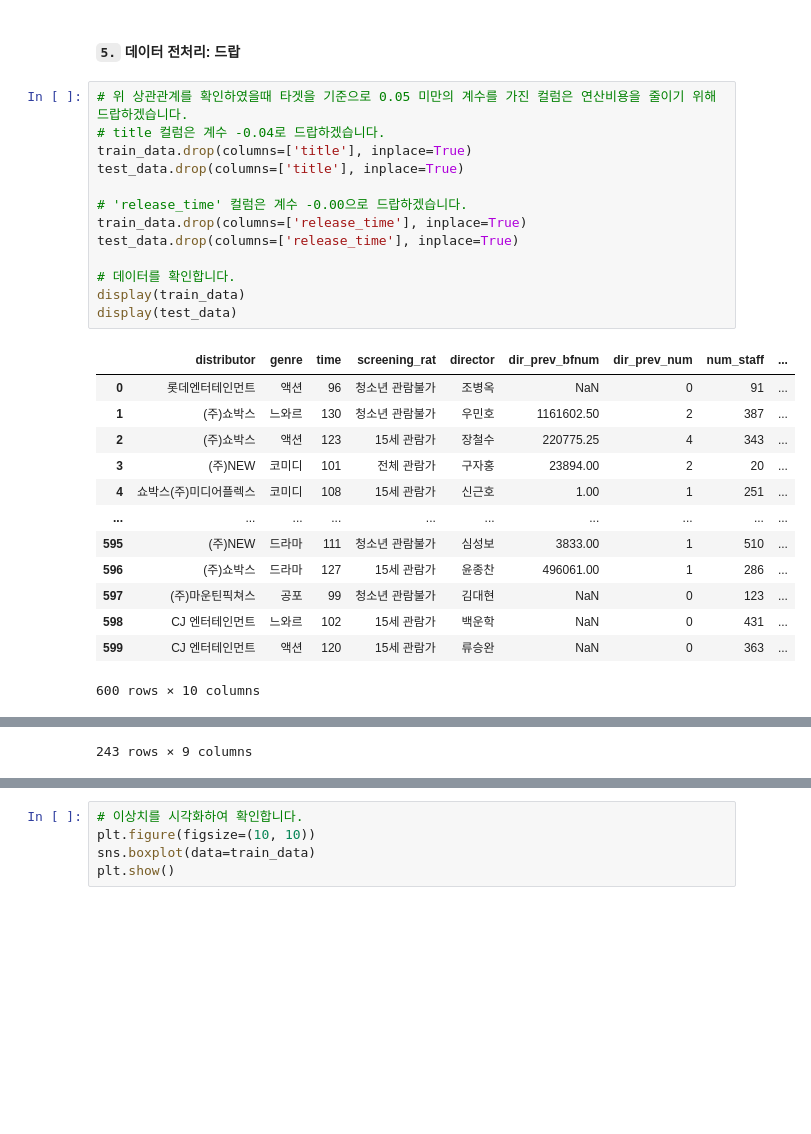
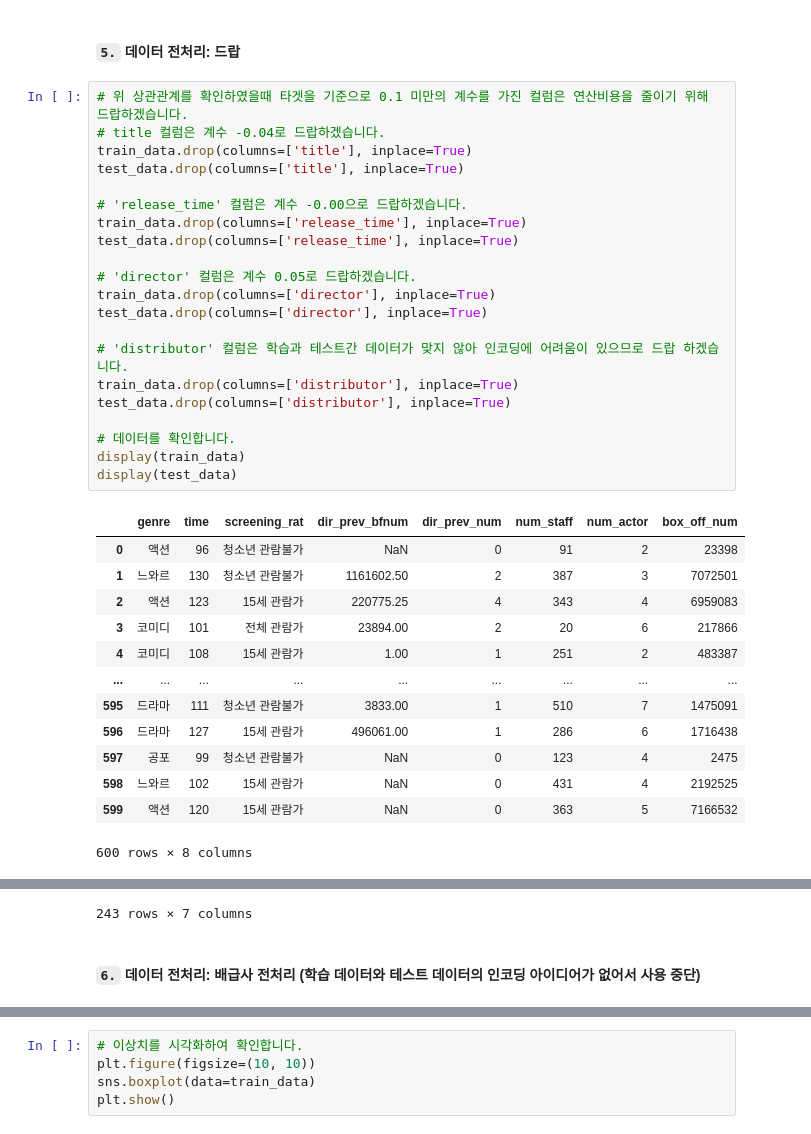
Before and after one commit to P-jinwan/Dacon, a Jupyter notebook: Development of a model for predicting the number of movie audiences/Untitled.ipynb, the cells around one changed output, grey strips where cells are left out. Saved outputs shown, nothing was run; the diff lists cells and outputs as text; blank space fills up the shorter version.

```diff
--- a/Development of a model for predicting the number of movie audiences/Untitled.ipynb
+++ b/Development of a model for predicting the number of movie audiences/Untitled.ipynb
@@ -162,29 +166,37 @@ plt.show()
 # %% [markdown]
 #### `5.` 데이터 전처리: 드랍
 # %%
-# 위 상관관계를 확인하였을때 타겟을 기준으로 0.05 미만의 계수를 가진 컬럼은 연산비용을 줄이기 위해 드랍하겠습니다.
+# 위 상관관계를 확인하였을때 타겟을 기준으로 0.1 미만의 계수를 가진 컬럼은 연산비용을 줄이기 위해 드랍하겠습니다.
 # title 컬럼은 계수 -0.04로 드랍하겠습니다.
 train_data.drop(columns=['title'], inplace=True)
 test_data.drop(columns=['title'], inplace=True)
 
 # 'release_time' 컬럼은 계수 -0.00으로 드랍하겠습니다.
 train_data.drop(columns=['release_time'], inplace=True)
 test_data.drop(columns=['release_time'], inplace=True)
 
+# 'director' 컬럼은 계수 0.05로 드랍하겠습니다.
+train_data.drop(columns=['director'], inplace=True)
+test_data.drop(columns=['director'], inplace=True)
+
+# 'distributor' 컬럼은 학습과 테스트간 데이터가 맞지 않아 인코딩에 어려움이 있으므로 드랍 하겠습니다.
+train_data.drop(columns=['distributor'], inplace=True)
+test_data.drop(columns=['distributor'], inplace=True)
+
 # 데이터를 확인합니다.
 display(train_data)
 display(test_data)
 # %% [output]
-|  | distributor | genre | time | screening_rat | director | dir_prev_bfnum | dir_prev_num | num_staff | ... |
-| 0 | 롯데엔터테인먼트 | 액션 | 96 | 청소년 관람불가 | 조병옥 | NaN | 0 | 91 | ... |
-| 1 | (주)쇼박스 | 느와르 | 130 | 청소년 관람불가 | 우민호 | 1161602.50 | 2 | 387 | ... |
-| 2 | (주)쇼박스 | 액션 | 123 | 15세 관람가 | 장철수 | 220775.25 | 4 | 343 | ... |
-| 3 | (주)NEW | 코미디 | 101 | 전체 관람가 | 구자홍 | 23894.00 | 2 | 20 | ... |
-| 4 | 쇼박스(주)미디어플렉스 | 코미디 | 108 | 15세 관람가 | 신근호 | 1.00 | 1 | 251 | ... |
-| ... | ... | ... | ... | ... | ... | ... | ... | ... | ... |
-| 595 | (주)NEW | 드라마 | 111 | 청소년 관람불가 | 심성보 | 3833.00 | 1 | 510 | ... |
-| 596 | (주)쇼박스 | 드라마 | 127 | 15세 관람가 | 윤종찬 | 496061.00 | 1 | 286 | ... |
-| 597 | (주)마운틴픽쳐스 | 공포 | 99 | 청소년 관람불가 | 김대현 | NaN | 0 | 123 | ... |
-| 598 | CJ 엔터테인먼트 | 느와르 | 102 | 15세 관람가 | 백운학 | NaN | 0 | 431 | ... |
-| 599 | CJ 엔터테인먼트 | 액션 | 120 | 15세 관람가 | 류승완 | NaN | 0 | 363 | ... |
+|  | genre | time | screening_rat | dir_prev_bfnum | dir_prev_num | num_staff | num_actor | box_off_num |
+| 0 | 액션 | 96 | 청소년 관람불가 | NaN | 0 | 91 | 2 | 23398 |
+| 1 | 느와르 | 130 | 청소년 관람불가 | 1161602.50 | 2 | 387 | 3 | 7072501 |
+| 2 | 액션 | 123 | 15세 관람가 | 220775.25 | 4 | 343 | 4 | 6959083 |
+| 3 | 코미디 | 101 | 전체 관람가 | 23894.00 | 2 | 20 | 6 | 217866 |
+| 4 | 코미디 | 108 | 15세 관람가 | 1.00 | 1 | 251 | 2 | 483387 |
+| ... | ... | ... | ... | ... | ... | ... | ... | ... |
+| 595 | 드라마 | 111 | 청소년 관람불가 | 3833.00 | 1 | 510 | 7 | 1475091 |
+| 596 | 드라마 | 127 | 15세 관람가 | 496061.00 | 1 | 286 | 6 | 1716438 |
+| 597 | 공포 | 99 | 청소년 관람불가 | NaN | 0 | 123 | 4 | 2475 |
+| 598 | 느와르 | 102 | 15세 관람가 | NaN | 0 | 431 | 4 | 2192525 |
+| 599 | 액션 | 120 | 15세 관람가 | NaN | 0 | 363 | 5 | 7166532 |
-600 rows × 10 columns
+600 rows × 8 columns
@@ -203 +215,3 @@ display(test_data)
-243 rows × 9 columns
+243 rows × 7 columns
+# %% [markdown]
+#### `6.` 데이터 전처리: 배급사 전처리 (학습 데이터와 테스트 데이터의 인코딩 아이디어가 없어서 사용 중단)
```
Also changed, not shown: parts of 27 cells of this notebook, 1 other file.
